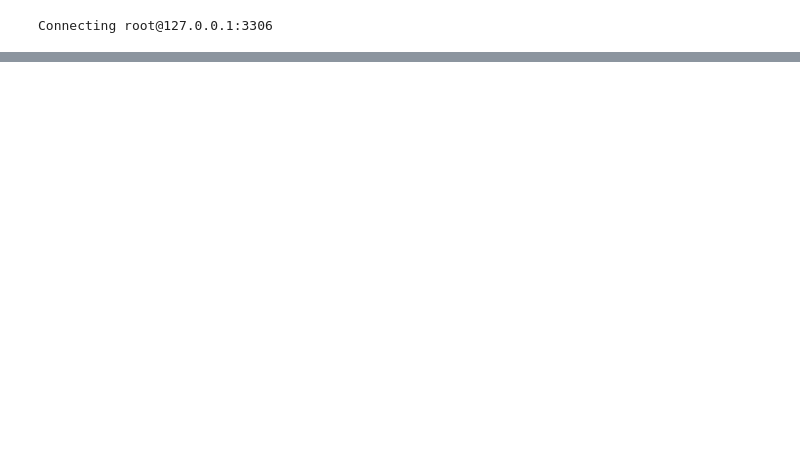
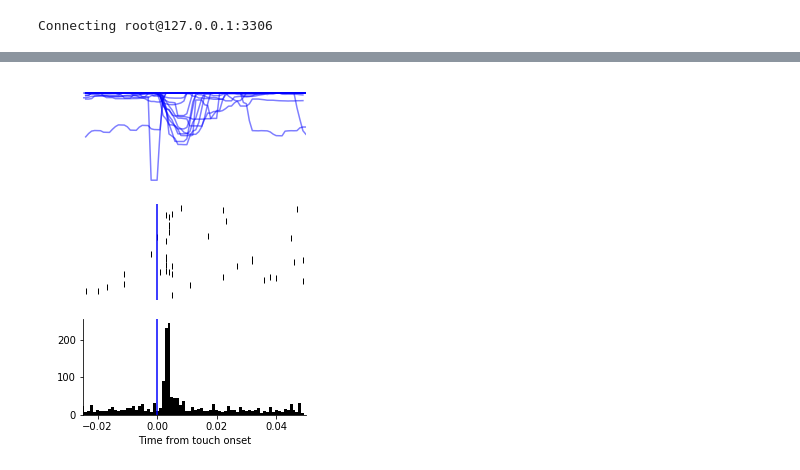
Before and after one commit to vathes/DJ-NWB-Yu-Gutnisky-2016, a Jupyter notebook: notebooks/Yu-Gutnisky-2016-example.ipynb, the cells around one changed output, grey strips where cells are left out. Drawn from its saved outputs; the diff is of its cells as text; code cells hidden in the pictures; blank space fills up the shorter version.

```diff
--- a/notebooks/Yu-Gutnisky-2016-example.ipynb
+++ b/notebooks/Yu-Gutnisky-2016-example.ipynb
@@ -294,0 +252,6 @@ axs[-1].spines["right"].set_visible(False)
+# %%
+session_key = acquisition.Session & 'session_id = "ANM186997_20130321"'
+trial_start_aligned, touch_aligned = build_trial_segmented_timeseries(session_key)
+plot_touch_aligned(touch_aligned)
+# %% [output]
+[figure, added]
```
Also changed, not shown: parts of 67 cells of this notebook, 2 other files.
